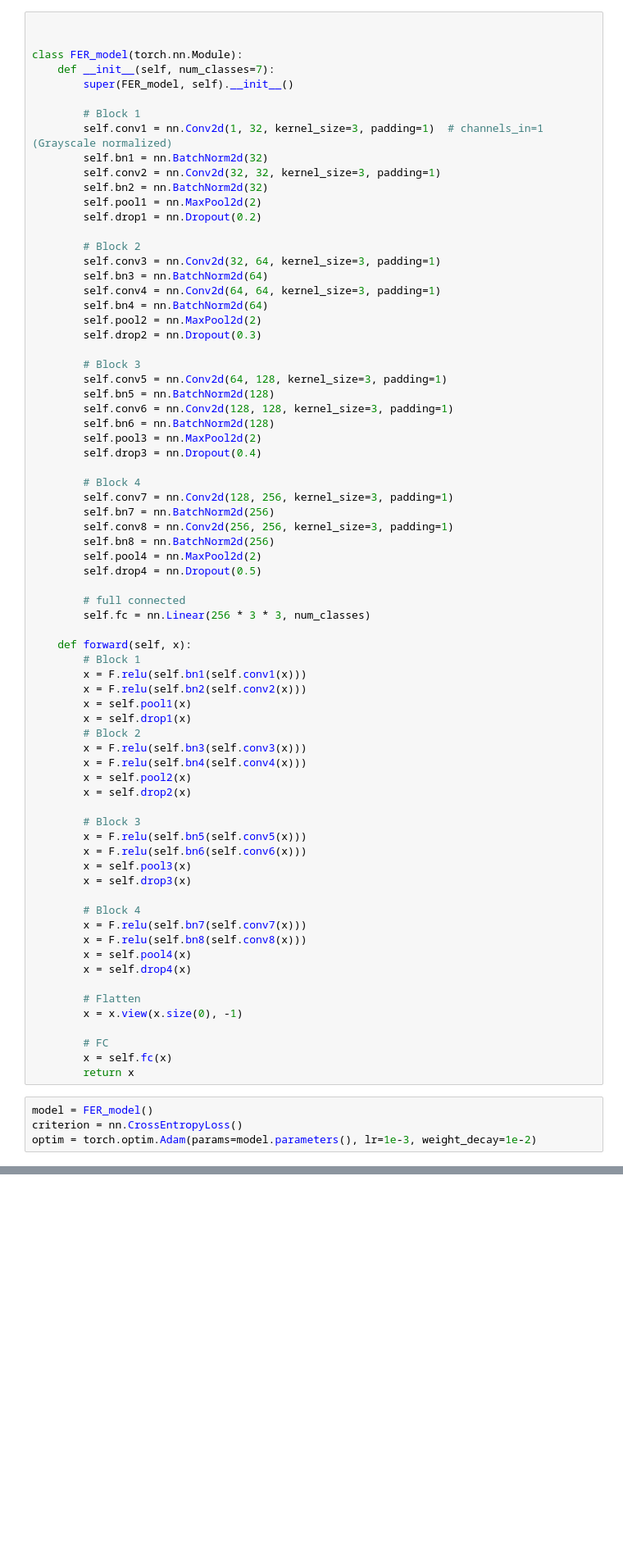
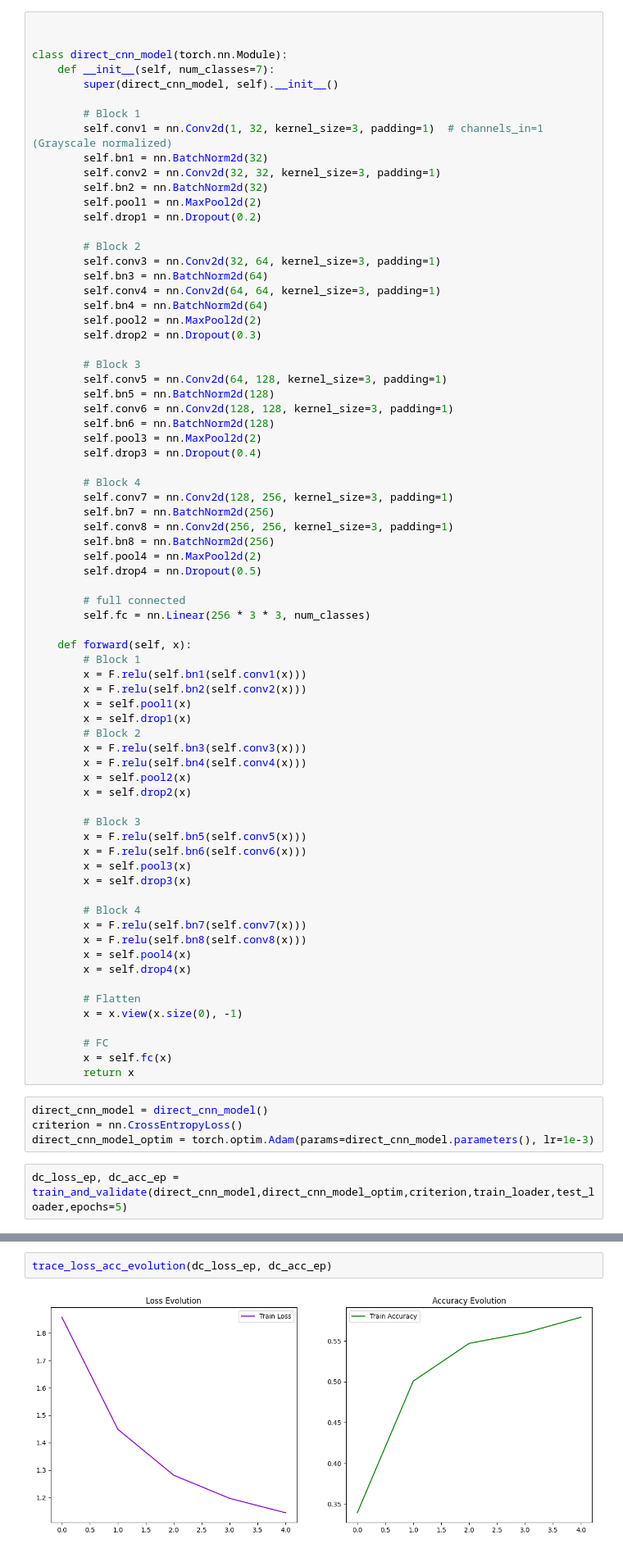
Before and after one commit to Valikpp/ds-training-tasks, a Jupyter notebook: FER/model.ipynb, the cells around one changed output, grey strips where cells are left out. Shown: that part at 82% size. Drawn from its saved outputs; the diff is of its cells as text; blank space fills up the shorter version.

```diff
--- a/FER/model.ipynb
+++ b/FER/model.ipynb
@@ -122,9 +152,9 @@ Dim of img: torch.Size([1, 48, 48])
 # %%
 
 
-class FER_model(torch.nn.Module):
+class direct_cnn_model(torch.nn.Module):
     def __init__(self, num_classes=7):
-        super(FER_model, self).__init__()
+        super(direct_cnn_model, self).__init__()
 
         # Block 1
         self.conv1 = nn.Conv2d(1, 32, kernel_size=3, padding=1)  # channels_in=1 (Grayscale normalized)
@@ -192,6 +222,8 @@ class FER_model(torch.nn.Module):
         x = self.fc(x)
         return x
 # %%
-model = FER_model()
+direct_cnn_model = direct_cnn_model()
 criterion = nn.CrossEntropyLoss()
-optim = torch.optim.Adam(params=model.parameters(), lr=1e-3, weight_decay=1e-2)
+direct_cnn_model_optim = torch.optim.Adam(params=direct_cnn_model.parameters(), lr=1e-3)
+# %%
+dc_loss_ep, dc_acc_ep = train_and_validate(direct_cnn_model,direct_cnn_model_optim,criterion,train_loader,test_loader,epochs=5)
@@ -197,0 +234,4 @@ optim = torch.optim.Adam(params=model.parameters(), lr=1e-3, weight_decay=1e-2)
+# %%
+trace_loss_acc_evolution(dc_loss_ep, dc_acc_ep)
+# %% [output]
+[figure, added]
```
Also changed, not shown: parts of 17 cells of this notebook, 2 other files.
